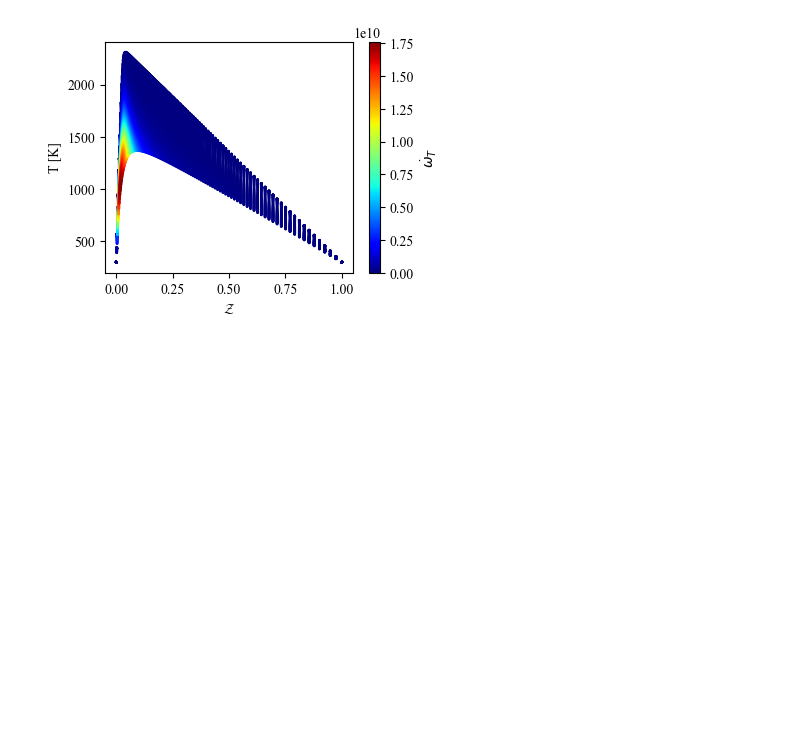
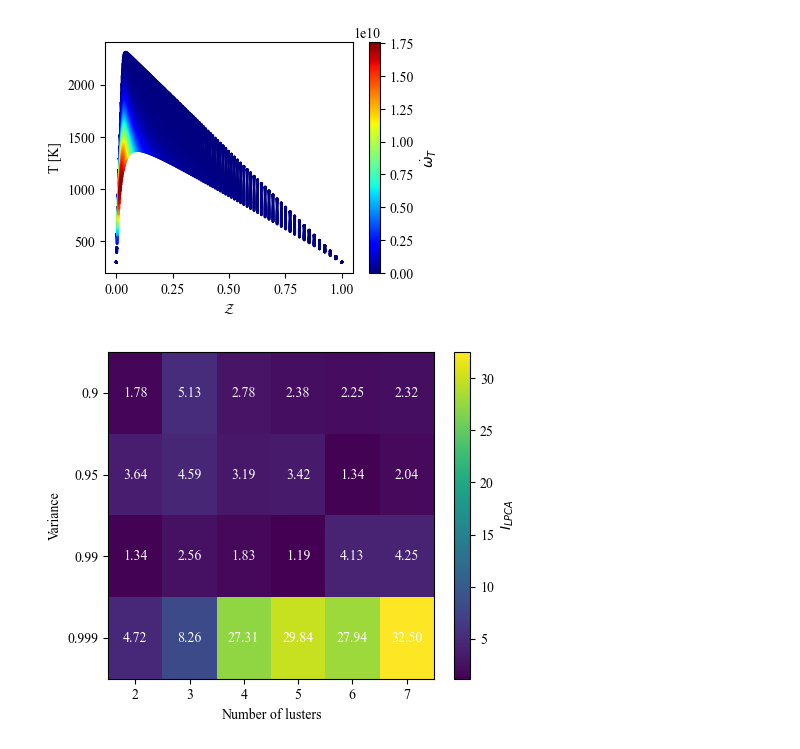
Before and after one commit to burn-research/VQPCA_Suite, a Jupyter notebook: Python/examples/vqpca_evaluation.ipynb, the cells around one changed output. Saved outputs shown, nothing was run; the diff lists cells and outputs as text; code cells hidden in the pictures; blank space fills up the shorter version.

```diff
--- a/Python/examples/vqpca_evaluation.ipynb
+++ b/Python/examples/vqpca_evaluation.ipynb
@@ -78,7 +76,28 @@ for i in range(len(qspan)):
         model = vqpca(X_scaled, stopping_rule="variance")
 
         # Fit the model
-        labels, model = model.fit(k=kspan[j], q=kspan[i])
+        labels, model = model.fit(k=kspan[j], q=kspan[i], verbose=False)
 
         # Evaluate the solution
-        index =
+        index = evaluate(X_scaled, labels, q=qspan[i])
+        metric[i,j] = index
+# %%
+# ------------- Plot results ----------- #
+fig, ax = plt.subplots(figsize=(5,4))
+im = ax.imshow(metric, aspect='auto')
+# Loop over data dimensions and create text annotations
+for i in range(len(qspan)):
+    for j in range(len(kspan)):
+        plt.text(j, i, f'{metric[i, j]:.2f}', ha='center', va='center', color='white')
+
+cb = fig.colorbar(im)
+cb.set_label("$I_{LPCA}$")
+# Set the tick labels
+ax.set_xticks(ticks=np.arange(len(kspan)), labels=kspan)
+ax.set_yticks(ticks=np.arange(len(qspan)), labels=qspan)
+# Set axis labels
+ax.set_xlabel("Number of lusters")
+ax.set_ylabel("Variance")
+fig.tight_layout()
+# %% [output]
+[figure, added]
```
Also changed, not shown: parts of 1 cell of this notebook, 1 other file.
